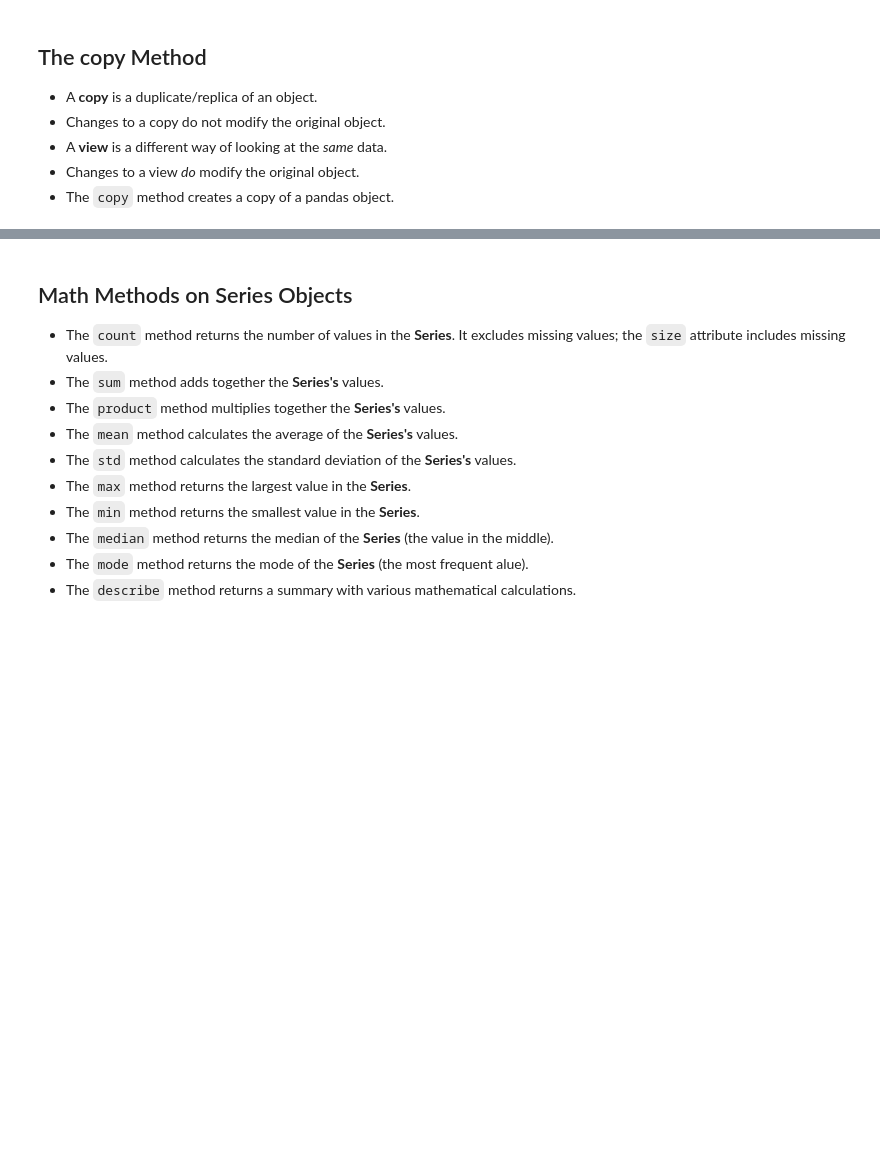
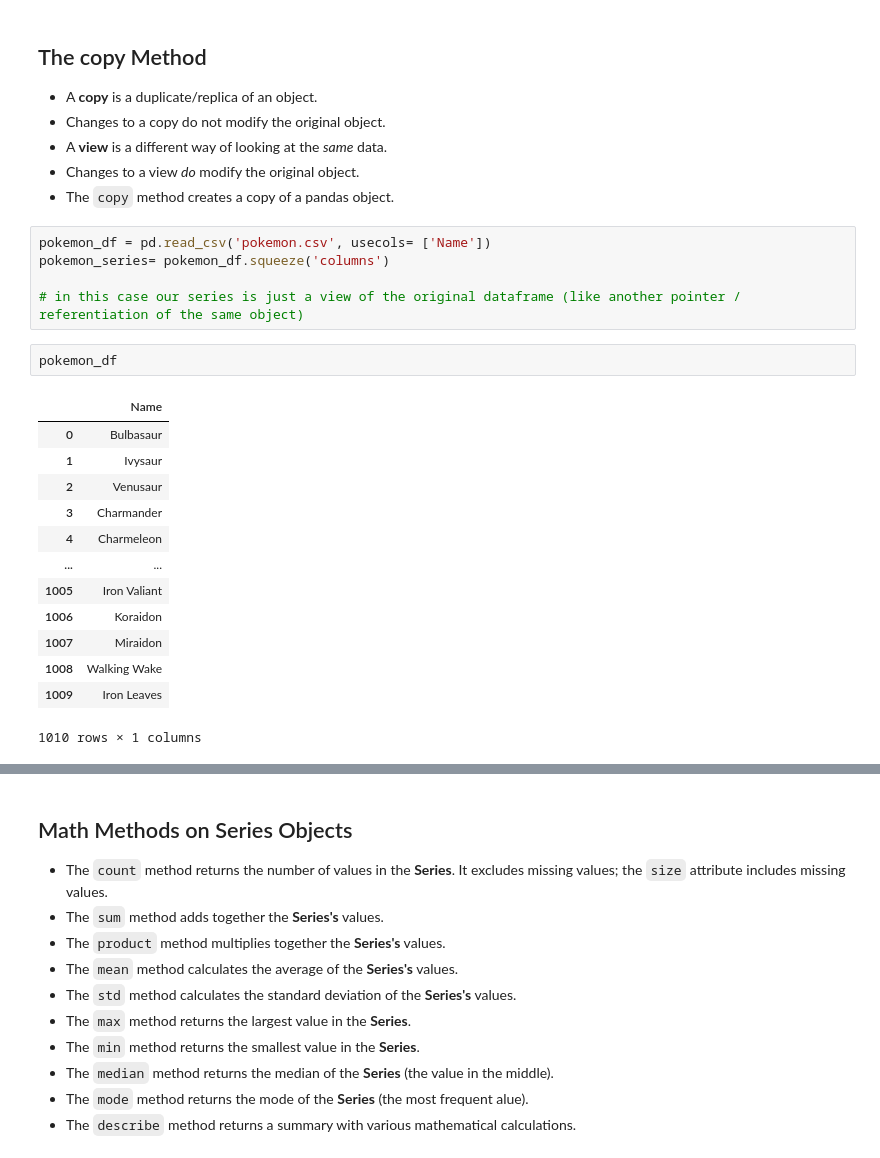
Before and after one commit to Lucas01iveira/Data-Engineering, a Jupyter notebook: Data Analysis with Pandas and Python/materials/pandas/Incomplete/03 - Series.ipynb, the cells around one changed output, grey strips where cells are left out. Saved outputs shown, nothing was run; the diff lists cells and outputs as text; blank space fills up the shorter version.

Commit message:
understanding the difference between views and copies

```diff
--- a/Data Analysis with Pandas and Python/materials/pandas/Incomplete/03 - Series.ipynb
+++ b/Data Analysis with Pandas and Python/materials/pandas/Incomplete/03 - Series.ipynb
@@ -577,3 +640,24 @@ pokemon.head()
 - A **view** is a different way of looking at the *same* data.
 - Changes to a view *do* modify the original object.
 - The `copy` method creates a copy of a pandas object.
+# %%
+pokemon_df = pd.read_csv('pokemon.csv', usecols= ['Name'])
+pokemon_series= pokemon_df.squeeze('columns')
+
+# in this case our series is just a view of the original dataframe (like another pointer / referentiation of the same object)
+# %%
+pokemon_df
+# %% [output]
+|  | Name |
+| 0 | Bulbasaur |
+| 1 | Ivysaur |
+| 2 | Venusaur |
+| 3 | Charmander |
+| 4 | Charmeleon |
+| ... | ... |
+| 1005 | Iron Valiant |
+| 1006 | Koraidon |
+| 1007 | Miraidon |
+| 1008 | Walking Wake |
+| 1009 | Iron Leaves |
+1010 rows × 1 columns
```
Also changed, not shown: parts of 12 cells of this notebook.
